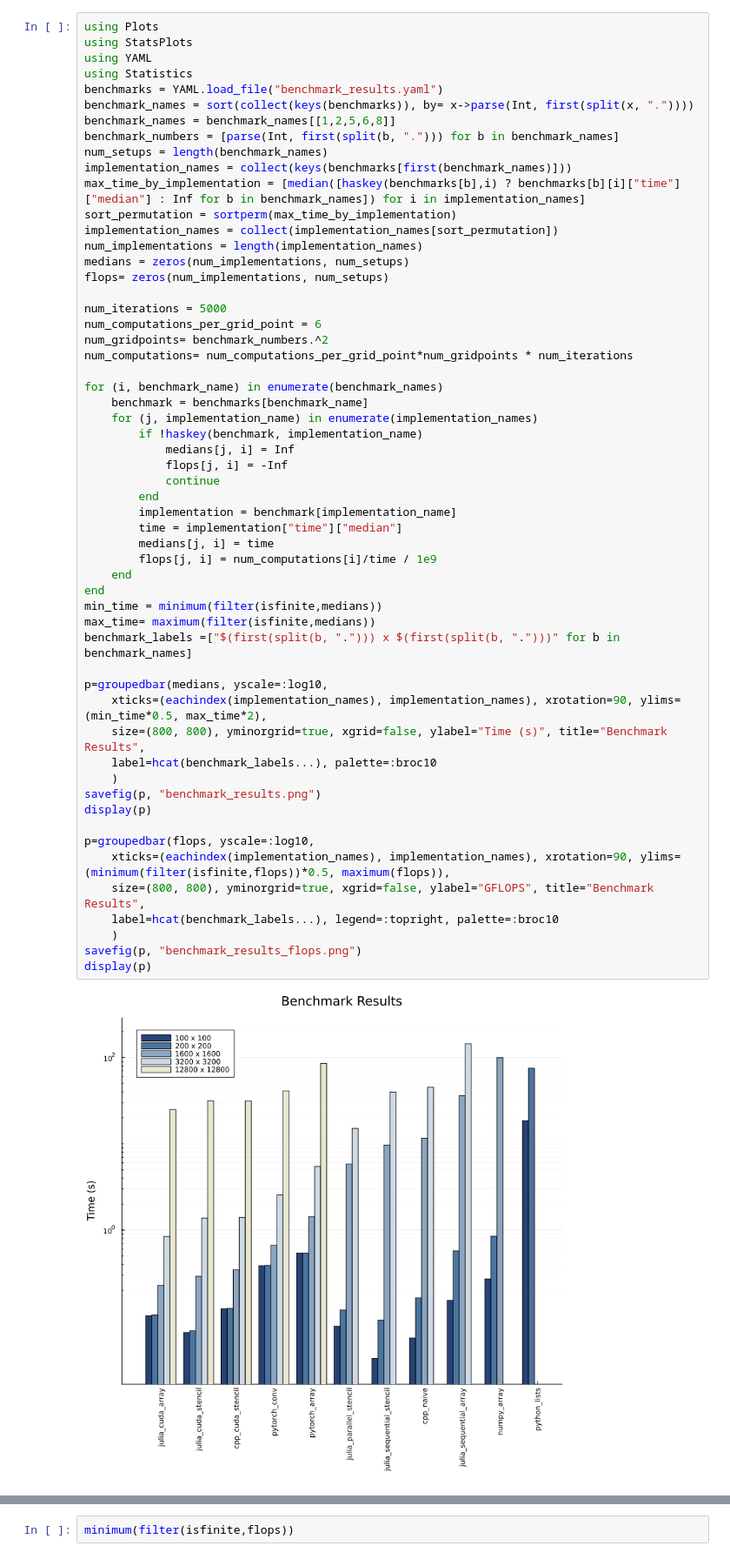
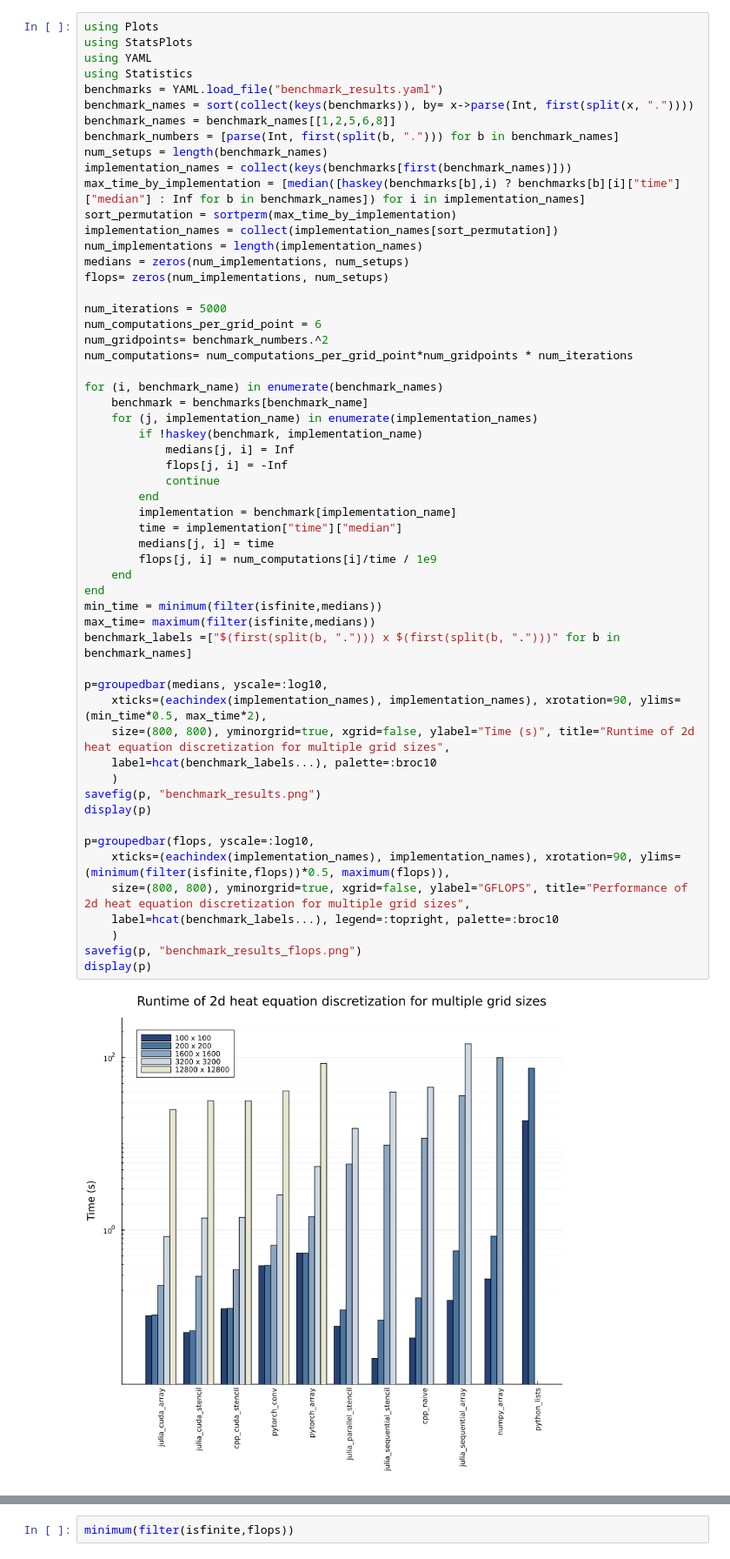
Before and after one commit to peteole/julia-2d-heat-equation, a Jupyter notebook: plot_benchmarks.ipynb, the cells around one changed output, grey strips where cells are left out. Shown at 87% size. Cells and saved outputs as stored; diff of their text form.

```diff
--- a/plot_benchmarks.ipynb
+++ b/plot_benchmarks.ipynb
@@ -26,33 +26,33 @@ for (i, benchmark_name) in enumerate(benchmark_names)
     for (j, implementation_name) in enumerate(implementation_names)
         if !haskey(benchmark, implementation_name)
             medians[j, i] = Inf
             flops[j, i] = -Inf
             continue
         end
         implementation = benchmark[implementation_name]
         time = implementation["time"]["median"]
         medians[j, i] = time
         flops[j, i] = num_computations[i]/time / 1e9
     end
 end
 min_time = minimum(filter(isfinite,medians))
 max_time= maximum(filter(isfinite,medians))
 benchmark_labels =["$(first(split(b, "."))) x $(first(split(b, ".")))" for b in benchmark_names]
 
 p=groupedbar(medians, yscale=:log10,
     xticks=(eachindex(implementation_names), implementation_names), xrotation=90, ylims=(min_time*0.5, max_time*2),
-    size=(800, 800), yminorgrid=true, xgrid=false, ylabel="Time (s)", title="Benchmark Results",
+    size=(800, 800), yminorgrid=true, xgrid=false, ylabel="Time (s)", title="Runtime of 2d heat equation discretization for multiple grid sizes",
     label=hcat(benchmark_labels...), palette=:broc10
     )
 savefig(p, "benchmark_results.png")
 display(p)
 
 p=groupedbar(flops, yscale=:log10,
     xticks=(eachindex(implementation_names), implementation_names), xrotation=90, ylims=(minimum(filter(isfinite,flops))*0.5, maximum(flops)),
-    size=(800, 800), yminorgrid=true, xgrid=false, ylabel="GFLOPS", title="Benchmark Results",
+    size=(800, 800), yminorgrid=true, xgrid=false, ylabel="GFLOPS", title="Performance of 2d heat equation discretization for multiple grid sizes",
     label=hcat(benchmark_labels...), legend=:topright, palette=:broc10
     )
 savefig(p, "benchmark_results_flops.png")
 display(p)
 # %% [output]
-[figure, old version]
+[figure, new version]
```
Also changed, not shown: parts of 1 cell of this notebook, 2 other files.
